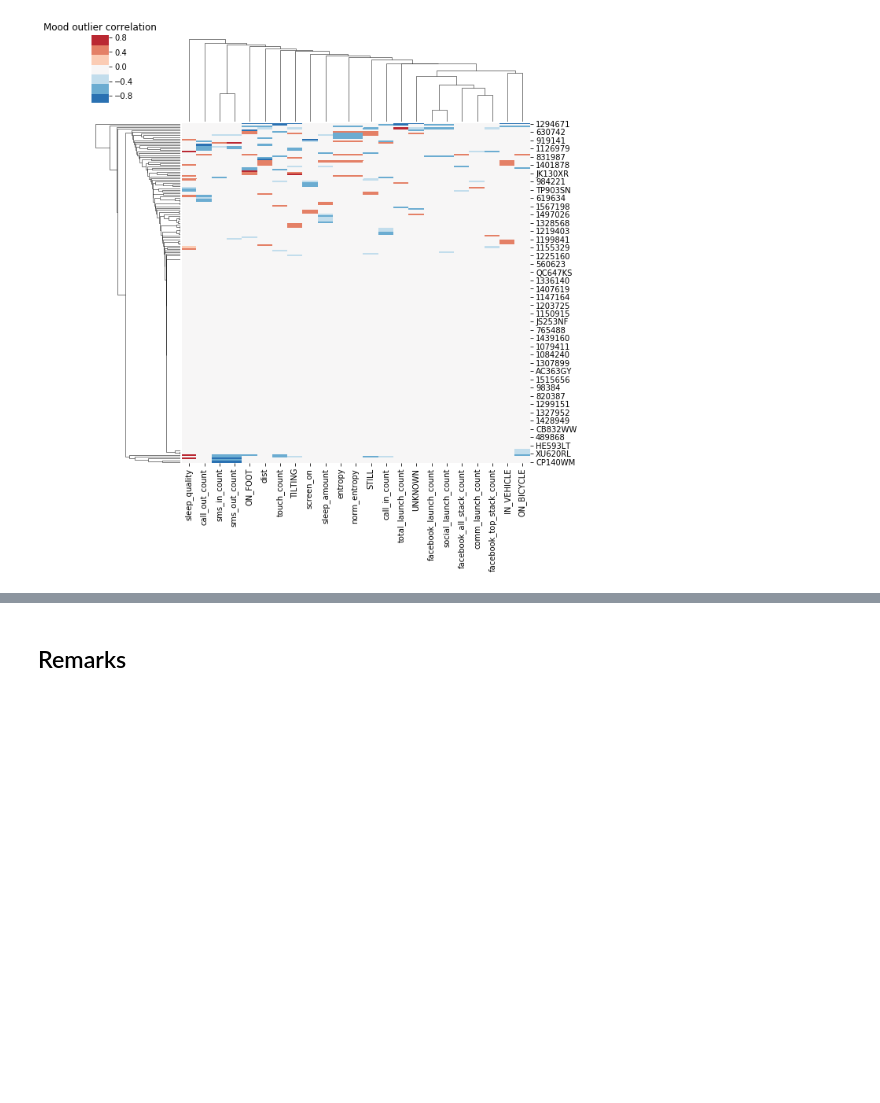
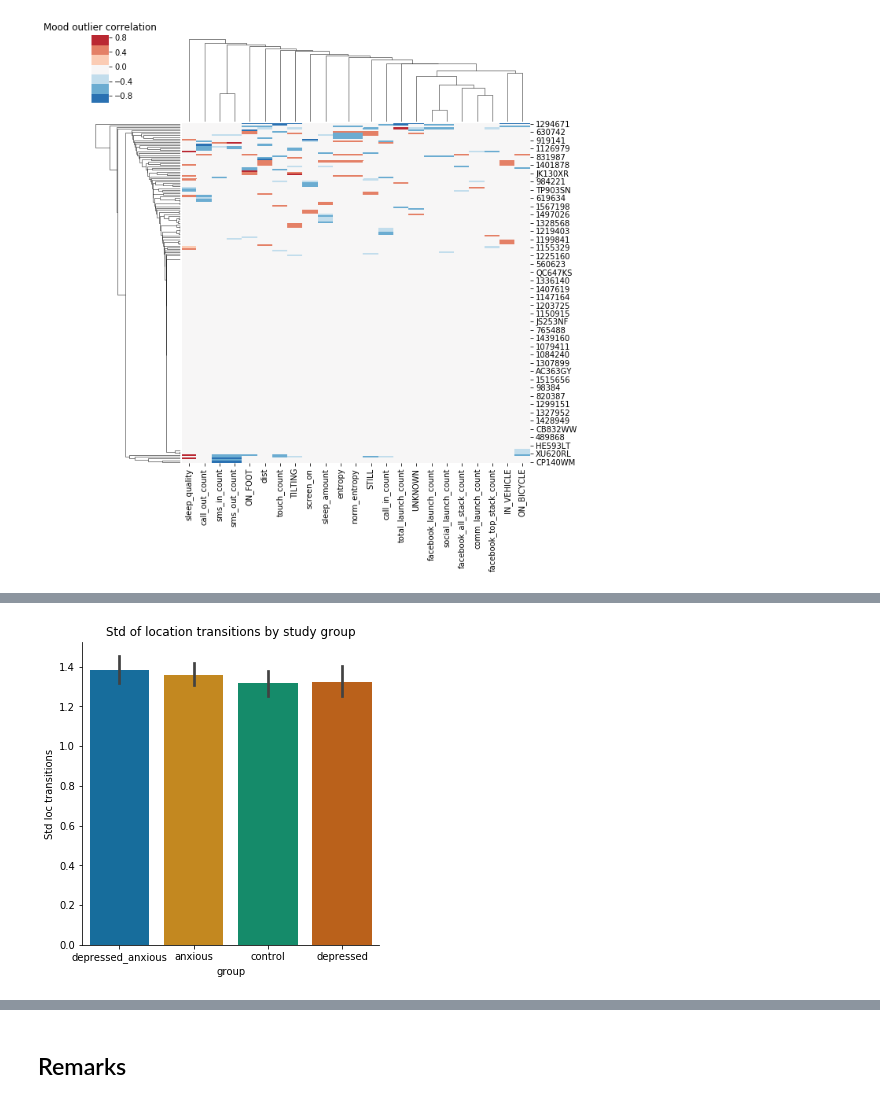
Before and after one commit to tliu526/lifesense, a Jupyter notebook: daily_rhythm.ipynb, the cells around one changed output, grey strips where cells are left out. Saved outputs shown, nothing was run; the diff lists cells and outputs as text; code cells hidden in the pictures; blank space fills up the shorter version.

```diff
--- a/daily_rhythm.ipynb
+++ b/daily_rhythm.ipynb
@@ -743,0 +874,11 @@ plt.show()
+# %%
+sns.catplot(x='group',
+            y='std_transition',
+            data=loc_pid_df,
+            ci=68,
+            kind="bar")
+plt.ylabel("Std loc transitions")
+plt.title("Std of location transitions by study group")
+plt.show()
+# %% [output]
+[figure, added]
```
Also changed, not shown: parts of 21 cells of this notebook, 2 other files.
